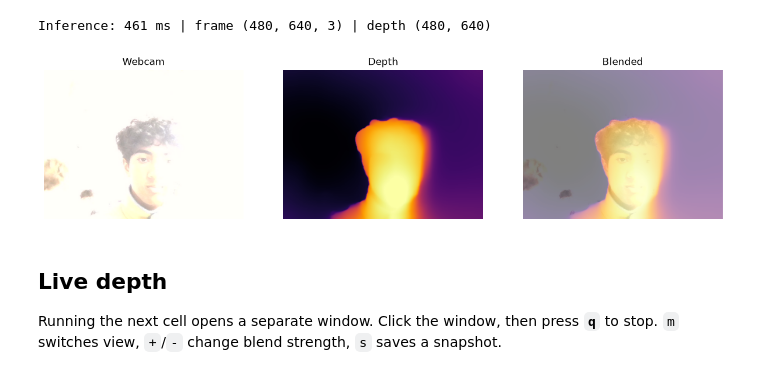
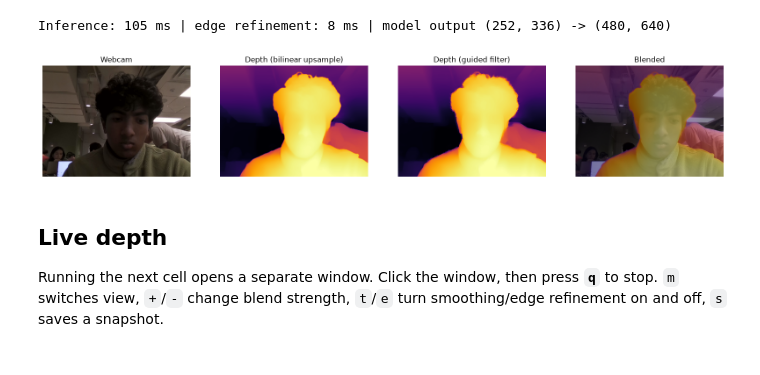
Before and after one commit to Jakefeldmanstarosta/eye-in-the-sky, a Jupyter notebook: camp_qmind.ipynb, the cells around one changed output. Saved outputs shown, nothing was run; the diff lists cells and outputs as text; code cells hidden in the pictures.

```diff
--- a/camp_qmind.ipynb
+++ b/camp_qmind.ipynb
@@ -36,6 +46,6 @@ curl -L -o Depth-Anything-V2/checkpoints/depth_anything_v2_vits.pth \
 # %%
 # Cell 1: config + imports
-import os, sys, time
+import os, sys, time, threading, warnings
 os.environ.setdefault('QT_QPA_PLATFORM', 'xcb')  # OpenCV's Qt has no Wayland plugin; use XWayland
 
 import cv2
@@ -45,13 +55,27 @@ import matplotlib.pyplot as plt
 
 REPO_DIR = 'Depth-Anything-V2'  # cloned repo, relative to this notebook
 ENCODER = 'vits'                # 'vits' (Small), 'vitb' (Base), 'vitl' (Large); needs the matching checkpoint
-INPUT_SIZE = 252                # model input resolution (multiple of 14). Lower = faster, higher = more detail
+INPUT_SIZE = 252                # model input height (rounded to a multiple of 14). Lower = faster, higher = more detail
+BACKEND = 'openvino'            # 'openvino' (faster on Intel CPUs) or 'torch'
 CAMERA_INDEX = 0                # /dev/video0
 FRAME_W, FRAME_H = 640, 480
 COLORMAP = cv2.COLORMAP_INFERNO
 
+# Temporal smoothing: how much of the previous depth to keep where the scene is still (0 = off, 0.9 = very smooth)
+DEPTH_SMOOTHING = 0.6
+MOTION_THRESH = 20              # grey-level change (0-255) at which a pixel counts as fully "moving"
+
+# Edge refinement: guided filter that snaps depth edges to edges in the camera image
+REFINE_EDGES = True
+GUIDED_RADIUS = 4               # neighbourhood size in pixels
+GUIDED_EPS = 1e-4               # smaller = follows image edges more closely (but copies more texture)
+
 sys.path.insert(0, REPO_DIR)
 from depth_anything_v2.dpt import DepthAnythingV2
+
+# Fixed model input size with the camera's aspect ratio; both sides must be multiples of 14
+MODEL_H = round(INPUT_SIZE / 14) * 14
+MODEL_W = round(INPUT_SIZE * FRAME_W / FRAME_H / 14) * 14
 
 if torch.cuda.is_available():
     DEVICE = 'cuda'
@@ -62,5 +86,5 @@ elif torch.backends.mps.is_available():
 else:
     DEVICE = 'cpu'
     torch.set_num_threads(os.cpu_count())
-print(f'torch {torch.__version__} | OpenCV {cv2.__version__} | device: {DEVICE}')
+print(f'torch {torch.__version__} | OpenCV {cv2.__version__} | torch device: {DEVICE} | model input {MODEL_W}x{MODEL_H}')
 # %% [output]
@@ -121,28 +288,36 @@ def fuse(frame, depth_color, mode, alpha):
 # %%
 # Cell 4: sanity check, one frame shown inline
 cap = open_camera()
 for _ in range(5):  # let auto-exposure settle
     ok, frame = cap.read()
 cap.release()
 if not ok:
     raise RuntimeError('Camera opened but returned no frame')
 
-t = time.time()
-depth = estimate_depth(frame)
-print(f'Inference: {(time.time() - t) * 1000:.0f} ms | frame {frame.shape} | depth {depth.shape}')
+t0 = time.time()
+depth_lr = estimate_depth(frame)
+t1 = time.time()
+refined = guided_upsample(normalize_depth(depth_lr), frame)
+t2 = time.time()
+print(f'Inference: {(t1 - t0) * 1000:.0f} ms | edge refinement: {(t2 - t1) * 1000:.0f} ms | '
+      f'model output {depth_lr.shape} -> {refined.shape}')
 
-depth_color = DepthColorizer()(depth)
-fig, ax = plt.subplots(1, 3, figsize=(15, 4))
-for a, img, title in zip(ax, [frame, depth_color, fuse(frame, depth_color, 'blend', 0.5)], ['Webcam', 'Depth', 'Blended']):
+colorize = DepthColorizer()
+raw_color = colorize(plain_upsample(normalize_depth(depth_lr), frame))
+refined_color = DepthColorizer()(refined)
+panels = [(frame, 'Webcam'), (raw_color, 'Depth (bilinear upsample)'),
+          (refined_color, 'Depth (guided filter)'), (fuse(frame, refined_color, 'blend', 0.5), 'Blended')]
+fig, ax = plt.subplots(1, 4, figsize=(20, 4))
+for a, (img, title) in zip(ax, panels):
     a.imshow(cv2.cvtColor(img, cv2.COLOR_BGR2RGB)); a.set_title(title); a.axis('off')
 plt.show()
 # %% [output]
-Inference: 461 ms | frame (480, 640, 3) | depth (480, 640)
+Inference: 105 ms | edge refinement: 8 ms | model output (252, 336) -> (480, 640)
-[figure, old version]
+[figure, new version]
 # %% [markdown]
 ## Live depth
 
-Running the next cell opens a separate window. Click the window, then press **`q`** to stop. `m` switches view, `+`/`-` change blend strength, `s` saves a snapshot.
+Running the next cell opens a separate window. Click the window, then press **`q`** to stop. `m` switches view, `+`/`-` change blend strength, `t`/`e` turn smoothing/edge refinement on and off, `s` saves a snapshot.
 # %%
 # Cell 5: live loop
 WINDOW = 'Depth Anything V2'
```
Also changed, not shown: parts of 9 cells of this notebook, 9 other files.
